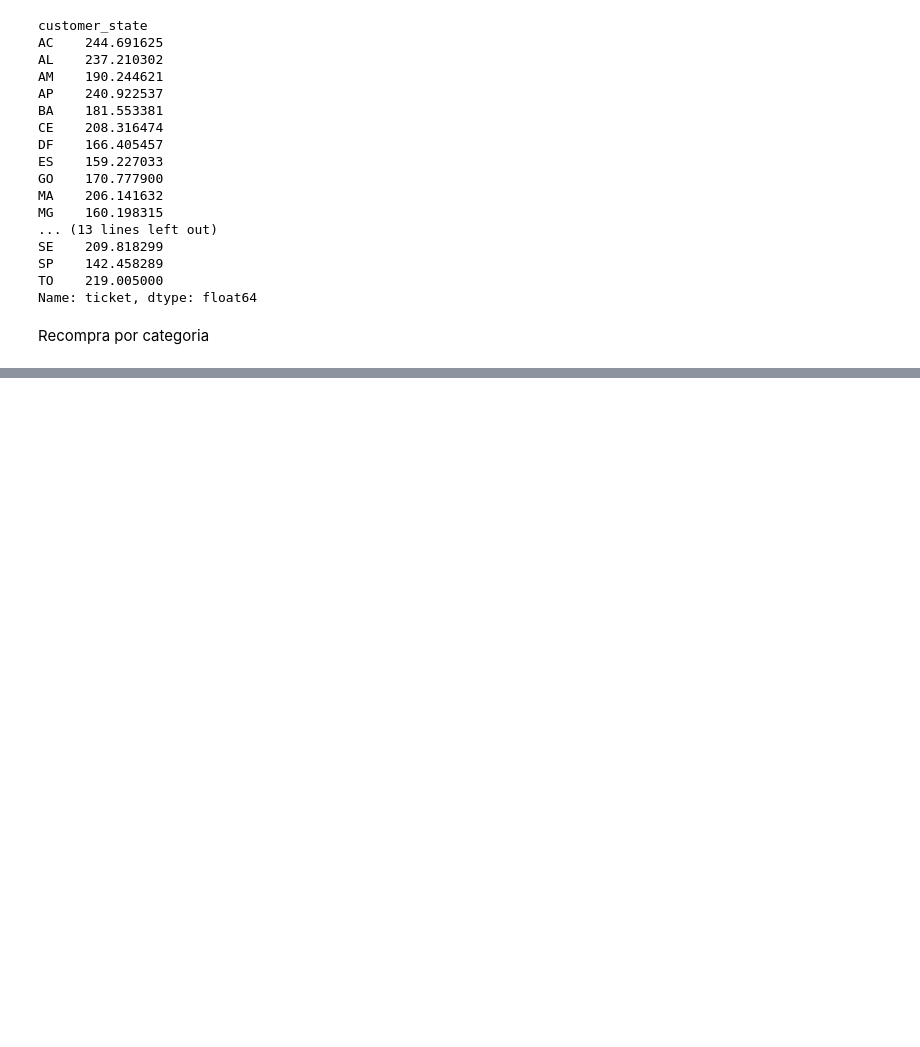
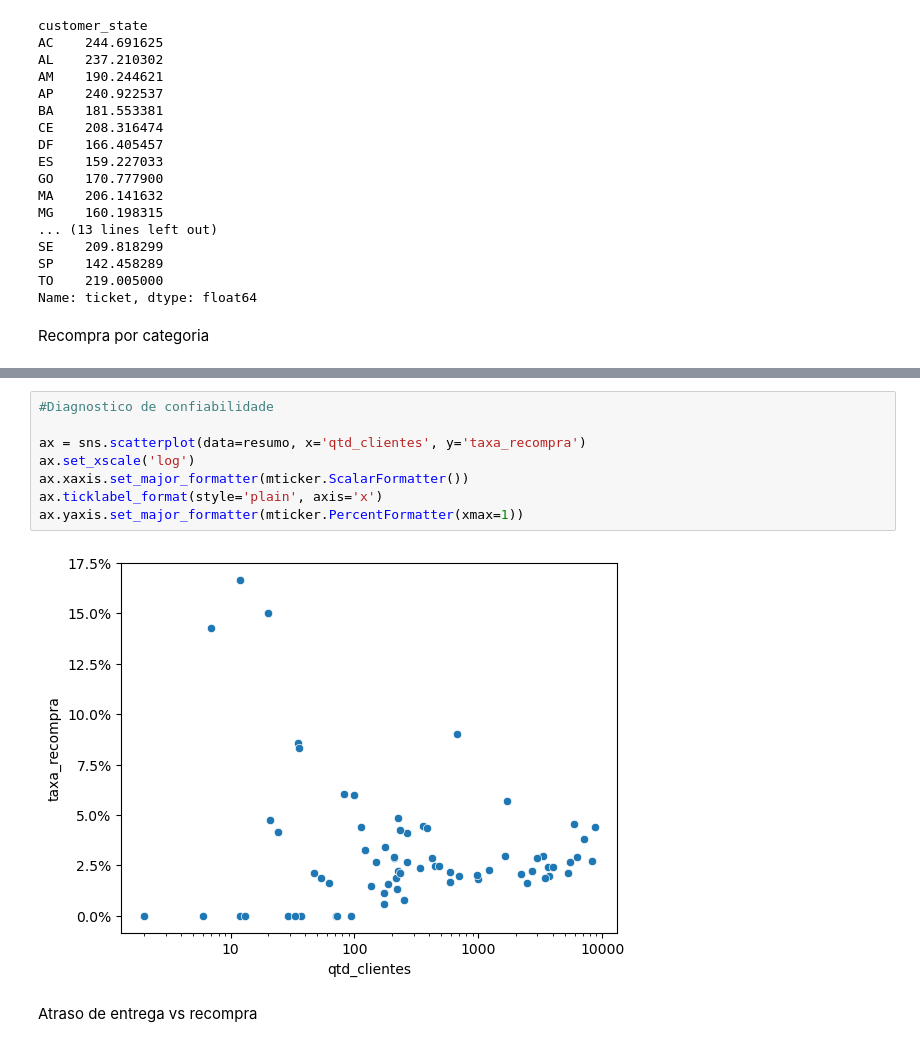
Before and after one commit to lsales7/ml-project, a Jupyter notebook: notebooks/eda.ipynb, the cells around one changed output, grey strips where cells are left out. Cells and saved outputs as stored; diff of their text form; blank space fills up the shorter version.

```diff
--- a/notebooks/eda.ipynb
+++ b/notebooks/eda.ipynb
@@ -145,0 +157,12 @@ resumo
+# %%
+#Diagnostico de confiabilidade
+
+ax = sns.scatterplot(data=resumo, x='qtd_clientes', y='taxa_recompra')
+ax.set_xscale('log')
+ax.xaxis.set_major_formatter(mticker.ScalarFormatter())
+ax.ticklabel_format(style='plain', axis='x')
+ax.yaxis.set_major_formatter(mticker.PercentFormatter(xmax=1))
+# %% [output]
+[figure, added]
+# %% [markdown]
+Atraso de entrega vs recompra
```
Also changed, not shown: parts of 9 cells of this notebook.
